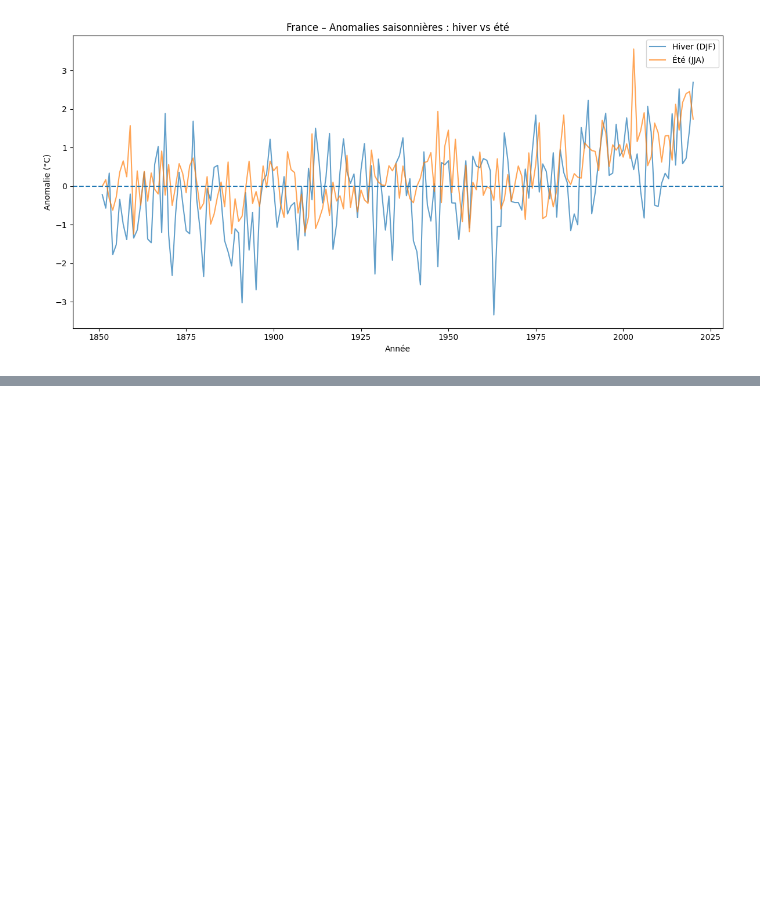
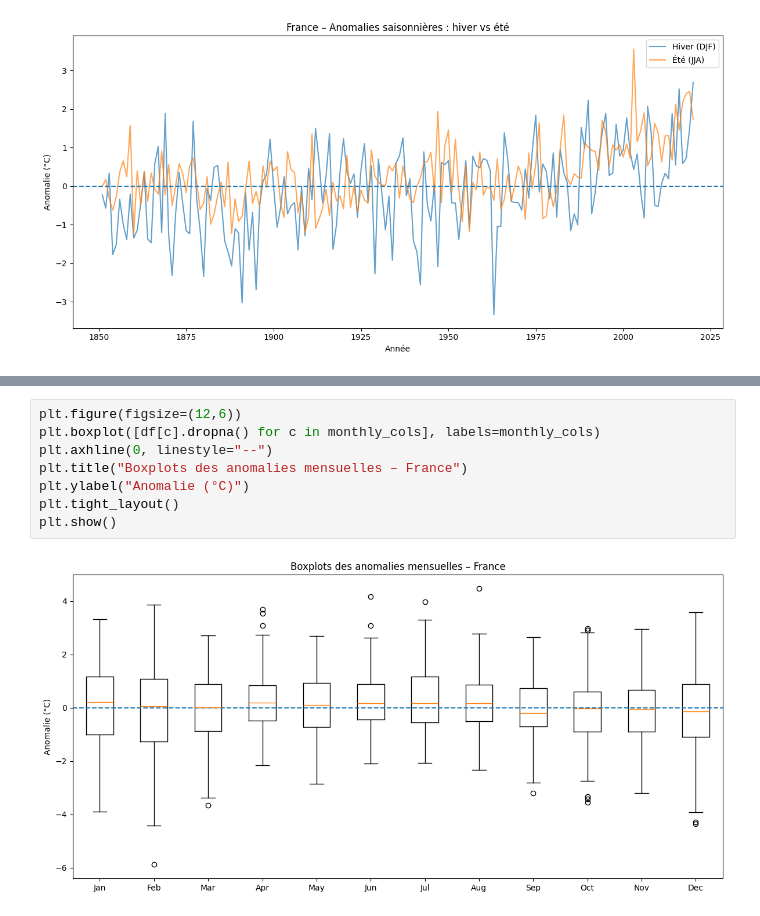
Before and after one commit to VinchC/projet, a Jupyter notebook: Berkeley_France.ipynb, the cells around one changed output, grey strips where cells are left out. Drawn from its saved outputs; the diff is of its cells as text; blank space fills up the shorter version.

```diff
--- a/Berkeley_France.ipynb
+++ b/Berkeley_France.ipynb
@@ -308,0 +361,10 @@ plt.show()
+# %%
+plt.figure(figsize=(12,6))
+plt.boxplot([df[c].dropna() for c in monthly_cols], labels=monthly_cols)
+plt.axhline(0, linestyle="--")
+plt.title("Boxplots des anomalies mensuelles – France")
+plt.ylabel("Anomalie (°C)")
+plt.tight_layout()
+plt.show()
+# %% [output]
+[figure, added]
```
Also changed, not shown: parts of 3 cells of this notebook, 3 other files.
